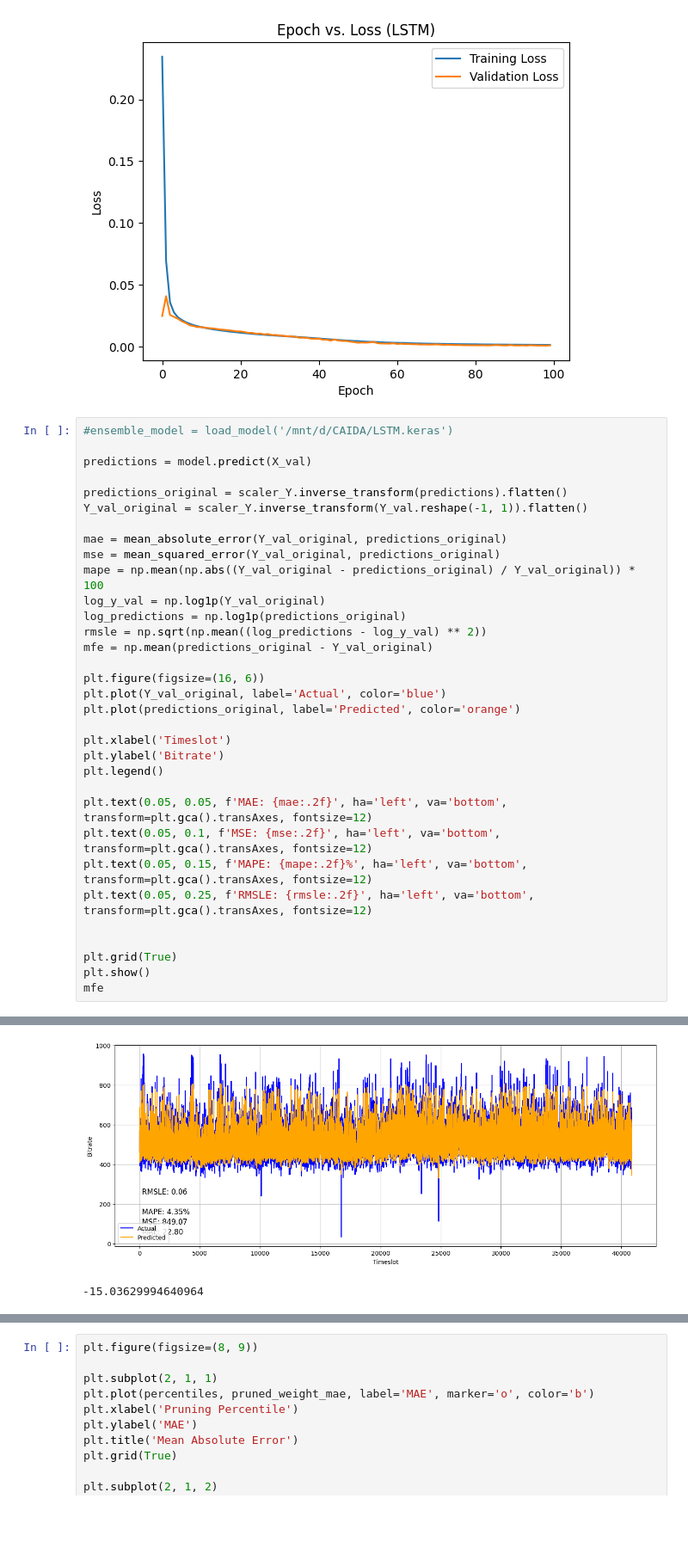
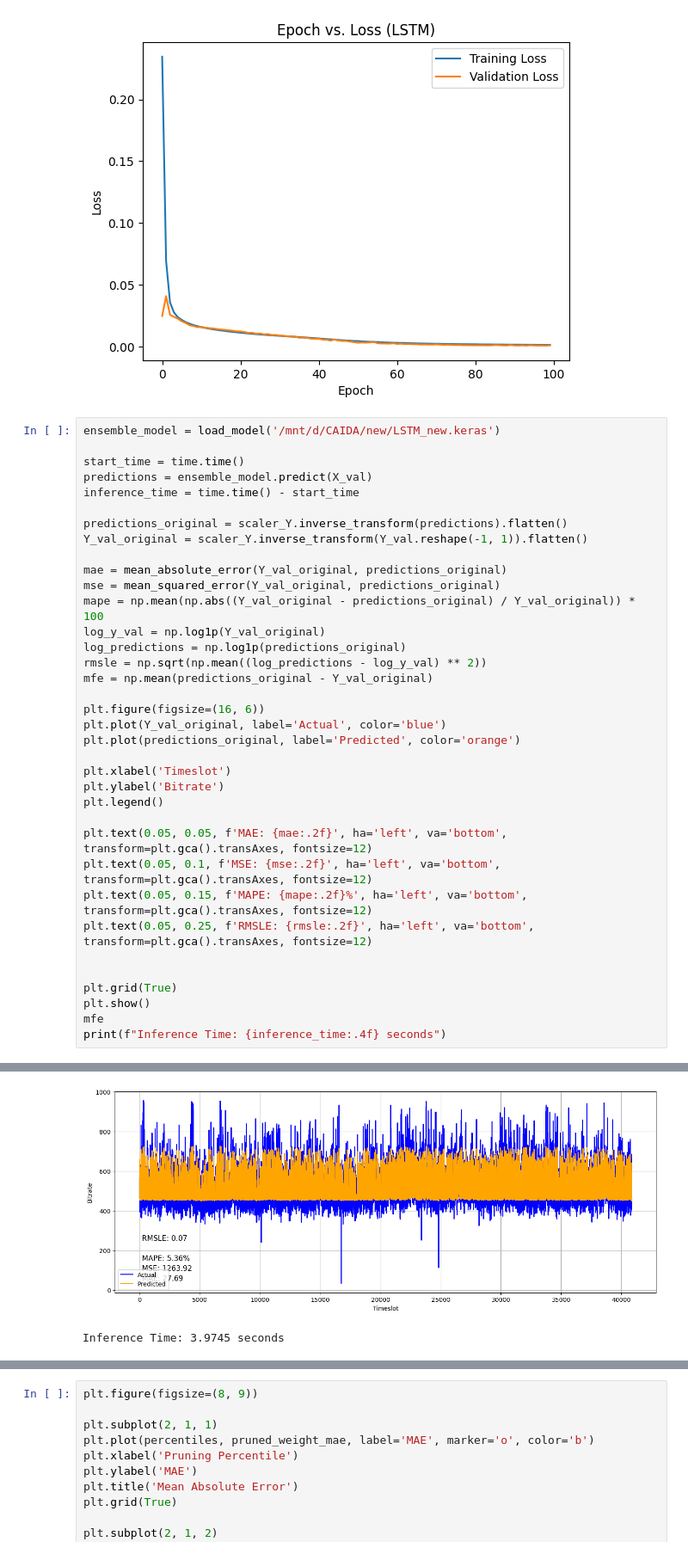
Before and after one commit to Sayandip170900/Progressive-Weight-Pruning-For-Efficient-Neural-Networks, a Jupyter notebook: LSTM_new.ipynb, the cells around one changed output, grey strips where cells are left out. Shown: that part at 86% size. Saved outputs shown, nothing was run; the diff lists cells and outputs as text; blank space fills up the shorter version.

```diff
--- a/LSTM_new.ipynb
+++ b/LSTM_new.ipynb
@@ -300,9 +300,11 @@ plt.show()
 # %% [output]
 [figure]
 # %%
-#ensemble_model = load_model('/mnt/d/CAIDA/LSTM.keras')
+ensemble_model = load_model('/mnt/d/CAIDA/new/LSTM_new.keras')
 
-predictions = model.predict(X_val)
+start_time = time.time()
+predictions = ensemble_model.predict(X_val)
+inference_time = time.time() - start_time
 
 predictions_original = scaler_Y.inverse_transform(predictions).flatten()
 Y_val_original = scaler_Y.inverse_transform(Y_val.reshape(-1, 1)).flatten()
@@ -332,4 +334,5 @@ plt.text(0.05, 0.25, f'RMSLE: {rmsle:.2f}', ha='left', va='bottom', transform=pl
 plt.grid(True)
 plt.show()
 mfe
+print(f"Inference Time: {inference_time:.4f} seconds")
 # %% [output]
@@ -337,3 +340,3 @@ mfe
-[figure, old version]
+[figure, new version]
--15.03629994640964
+Inference Time: 3.9745 seconds
 # %%
```
Also changed, not shown: parts of 3 cells of this notebook.
